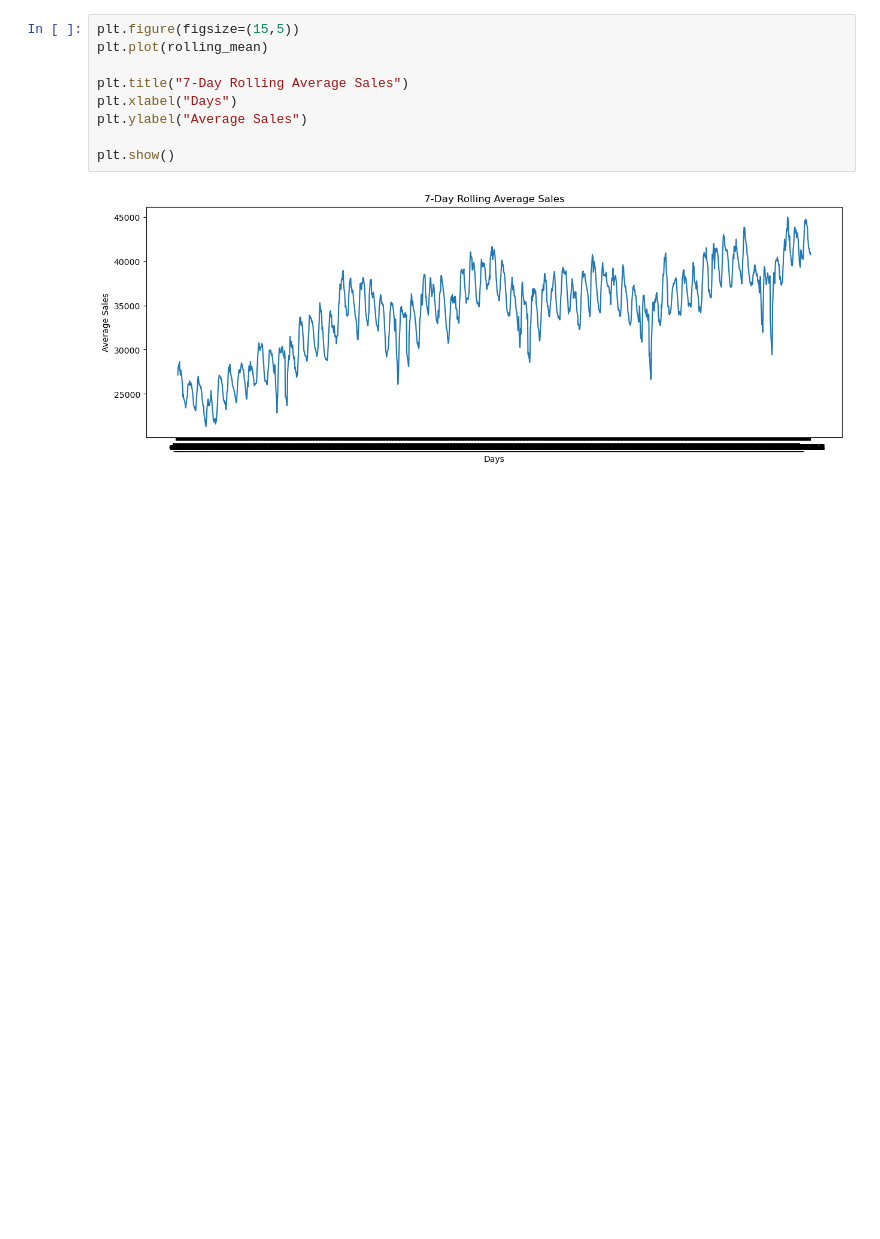
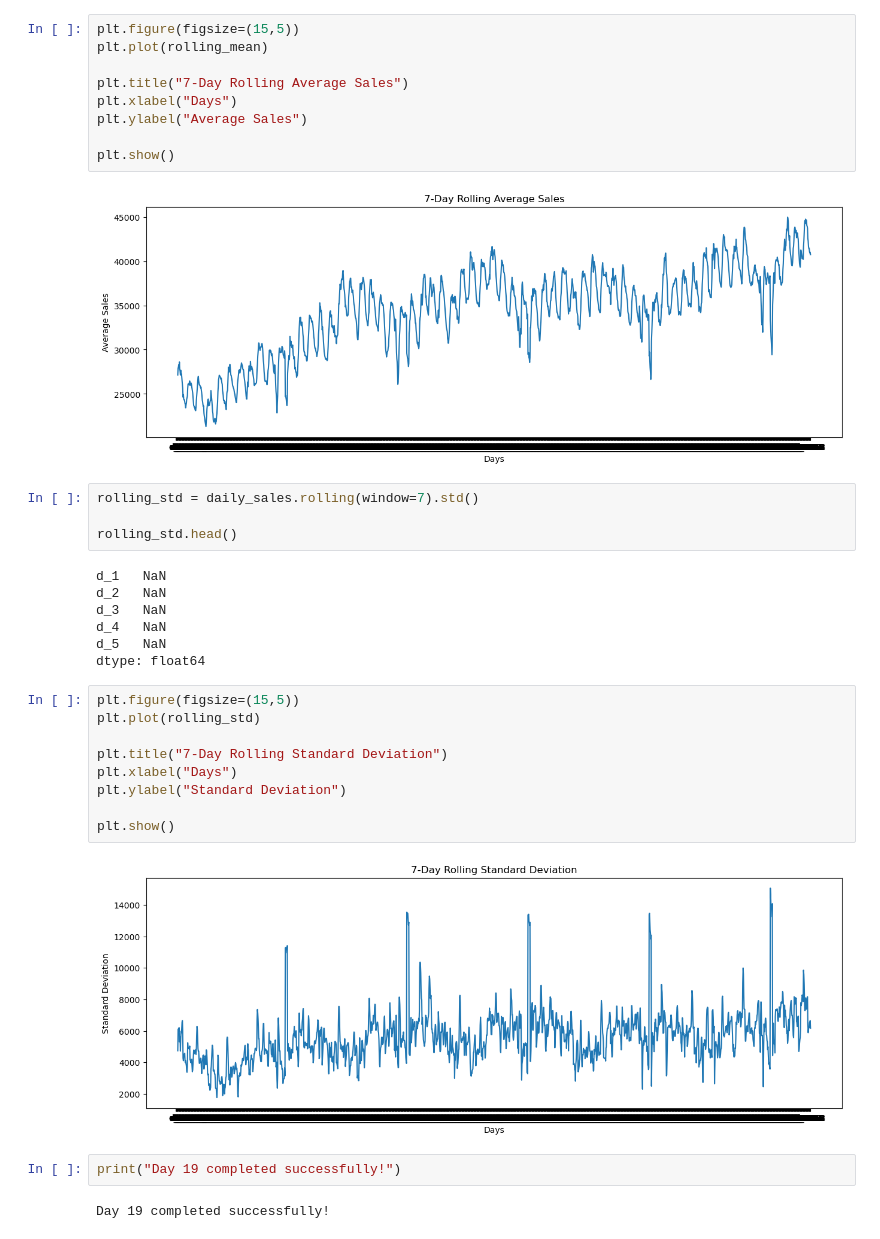
Before and after one commit to PoojaManjunath17/Retail-Demand-Forecasting, a Jupyter notebook: notebooks/Week1_Day1-Copy1.ipynb, the cells around one changed output. Cells and saved outputs as stored; diff of their text form; blank space fills up the shorter version.

Commit message:
Added rolling standard deviation analysis

```diff
--- a/notebooks/Week1_Day1-Copy1.ipynb
+++ b/notebooks/Week1_Day1-Copy1.ipynb
@@ -1312,3 +1312,29 @@ plt.ylabel("Average Sales")
 plt.show()
 # %% [output]
 [figure]
+# %%
+rolling_std = daily_sales.rolling(window=7).std()
+
+rolling_std.head()
+# %% [output]
+d_1   NaN
+d_2   NaN
+d_3   NaN
+d_4   NaN
+d_5   NaN
+dtype: float64
+# %%
+plt.figure(figsize=(15,5))
+plt.plot(rolling_std)
+
+plt.title("7-Day Rolling Standard Deviation")
+plt.xlabel("Days")
+plt.ylabel("Standard Deviation")
+
+plt.show()
+# %% [output]
+[figure, added]
+# %%
+print("Day 19 completed successfully!")
+# %% [output]
+Day 19 completed successfully!
```
